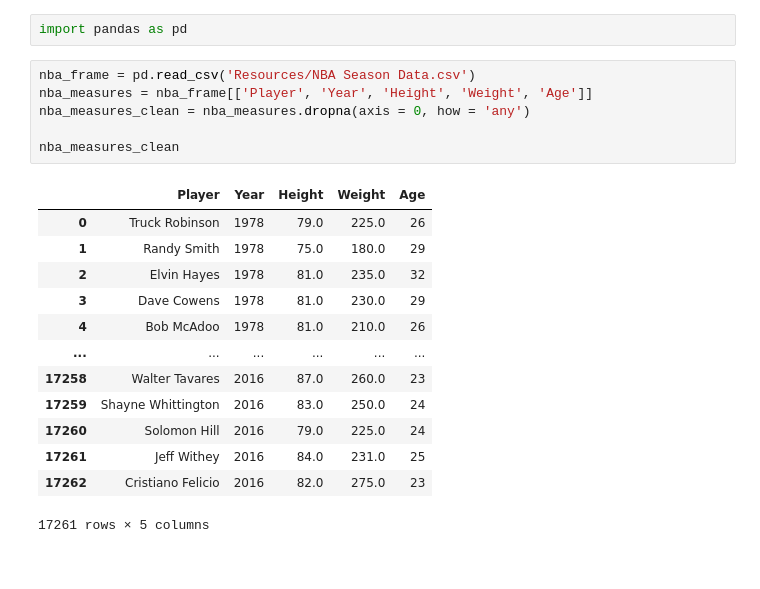
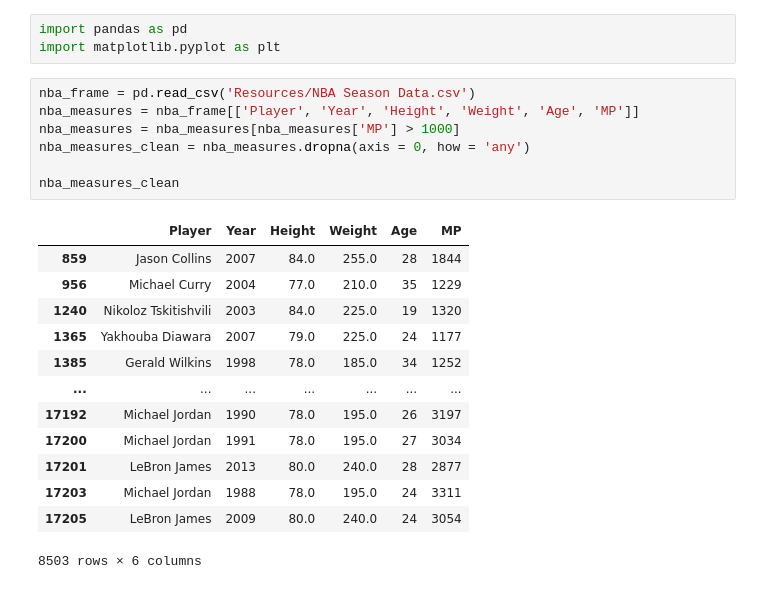
Before and after one commit to lovenalee/Ballers-Project1-Do-You-Really-Know-The-NBA-, a Jupyter notebook: age_height_weight_eras.ipynb, the cells around one changed output. Drawn from its saved outputs; the diff is of its cells as text.

```diff
--- a/age_height_weight_eras.ipynb
+++ b/age_height_weight_eras.ipynb
@@ -1,25 +1,27 @@
 # %%
 import pandas as pd
+import matplotlib.pyplot as plt
 # %%
 nba_frame = pd.read_csv('Resources/NBA Season Data.csv')
-nba_measures = nba_frame[['Player', 'Year', 'Height', 'Weight', 'Age']]
+nba_measures = nba_frame[['Player', 'Year', 'Height', 'Weight', 'Age', 'MP']]
+nba_measures = nba_measures[nba_measures['MP'] > 1000]
 nba_measures_clean = nba_measures.dropna(axis = 0, how = 'any')
 
 nba_measures_clean
 # %% [output]
-|  | Player | Year | Height | Weight | Age |
-| 0 | Truck Robinson | 1978 | 79.0 | 225.0 | 26 |
-| 1 | Randy Smith | 1978 | 75.0 | 180.0 | 29 |
-| 2 | Elvin Hayes | 1978 | 81.0 | 235.0 | 32 |
-| 3 | Dave Cowens | 1978 | 81.0 | 230.0 | 29 |
-| 4 | Bob McAdoo | 1978 | 81.0 | 210.0 | 26 |
-| ... | ... | ... | ... | ... | ... |
-| 17258 | Walter Tavares | 2016 | 87.0 | 260.0 | 23 |
-| 17259 | Shayne Whittington | 2016 | 83.0 | 250.0 | 24 |
-| 17260 | Solomon Hill | 2016 | 79.0 | 225.0 | 24 |
-| 17261 | Jeff Withey | 2016 | 84.0 | 231.0 | 25 |
-| 17262 | Cristiano Felicio | 2016 | 82.0 | 275.0 | 23 |
+|  | Player | Year | Height | Weight | Age | MP |
+| 859 | Jason Collins | 2007 | 84.0 | 255.0 | 28 | 1844 |
+| 956 | Michael Curry | 2004 | 77.0 | 210.0 | 35 | 1229 |
+| 1240 | Nikoloz Tskitishvili | 2003 | 84.0 | 225.0 | 19 | 1320 |
+| 1365 | Yakhouba Diawara | 2007 | 79.0 | 225.0 | 24 | 1177 |
+| 1385 | Gerald Wilkins | 1998 | 78.0 | 185.0 | 34 | 1252 |
+| ... | ... | ... | ... | ... | ... | ... |
+| 17192 | Michael Jordan | 1990 | 78.0 | 195.0 | 26 | 3197 |
+| 17200 | Michael Jordan | 1991 | 78.0 | 195.0 | 27 | 3034 |
+| 17201 | LeBron James | 2013 | 80.0 | 240.0 | 28 | 2877 |
+| 17203 | Michael Jordan | 1988 | 78.0 | 195.0 | 24 | 3311 |
+| 17205 | LeBron James | 2009 | 80.0 | 240.0 | 24 | 3054 |
-17261 rows × 5 columns
+8503 rows × 6 columns
 # %%
 #clone base dataset
 nba_eras = nba_measures_clean
```
Also changed, not shown: parts of 9 cells of this notebook, 4 other files.
